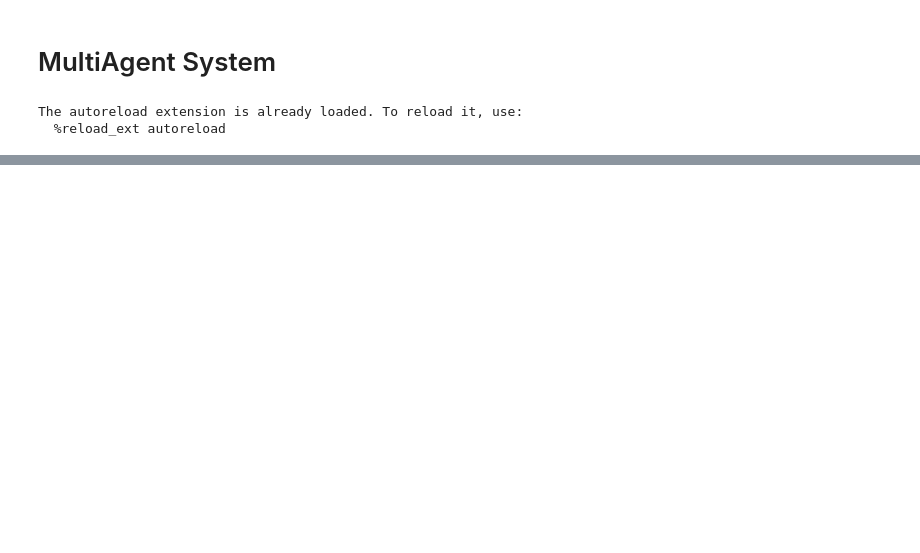
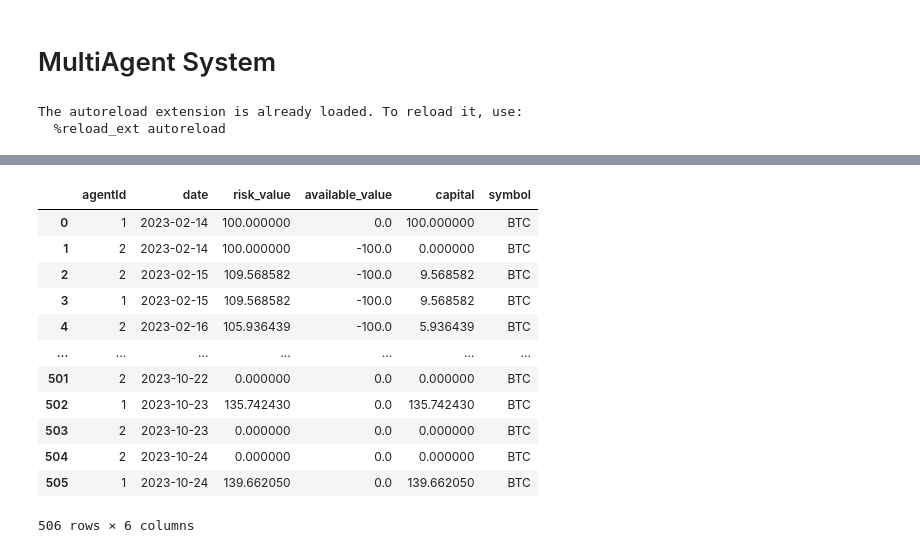
Before and after one commit to cedTrad/C-Syst, a Jupyter notebook: labs.ipynb, the cells around one changed output, grey strips where cells are left out. Drawn from its saved outputs; the diff is of its cells as text; code cells hidden in the pictures; blank space fills up the shorter version.

```diff
--- a/labs.ipynb
+++ b/labs.ipynb
@@ -150,0 +156,17 @@ agent_1.trades_data
+# %%
+dd = env.journal.portfolio_data.copy()
+dd
+# %% [output]
+|  | agentId | date | risk_value | available_value | capital | symbol |
+| 0 | 1 | 2023-02-14 | 100.000000 | 0.0 | 100.000000 | BTC |
+| 1 | 2 | 2023-02-14 | 100.000000 | -100.0 | 0.000000 | BTC |
+| 2 | 2 | 2023-02-15 | 109.568582 | -100.0 | 9.568582 | BTC |
+| 3 | 1 | 2023-02-15 | 109.568582 | -100.0 | 9.568582 | BTC |
+| 4 | 2 | 2023-02-16 | 105.936439 | -100.0 | 5.936439 | BTC |
+| ... | ... | ... | ... | ... | ... | ... |
+| 501 | 2 | 2023-10-22 | 0.000000 | 0.0 | 0.000000 | BTC |
+| 502 | 1 | 2023-10-23 | 135.742430 | 0.0 | 135.742430 | BTC |
+| 503 | 2 | 2023-10-23 | 0.000000 | 0.0 | 0.000000 | BTC |
+| 504 | 2 | 2023-10-24 | 0.000000 | 0.0 | 0.000000 | BTC |
+| 505 | 1 | 2023-10-24 | 139.662050 | 0.0 | 139.662050 | BTC |
+506 rows × 6 columns
```
Also changed, not shown: parts of 13 cells of this notebook, 3 other files.
